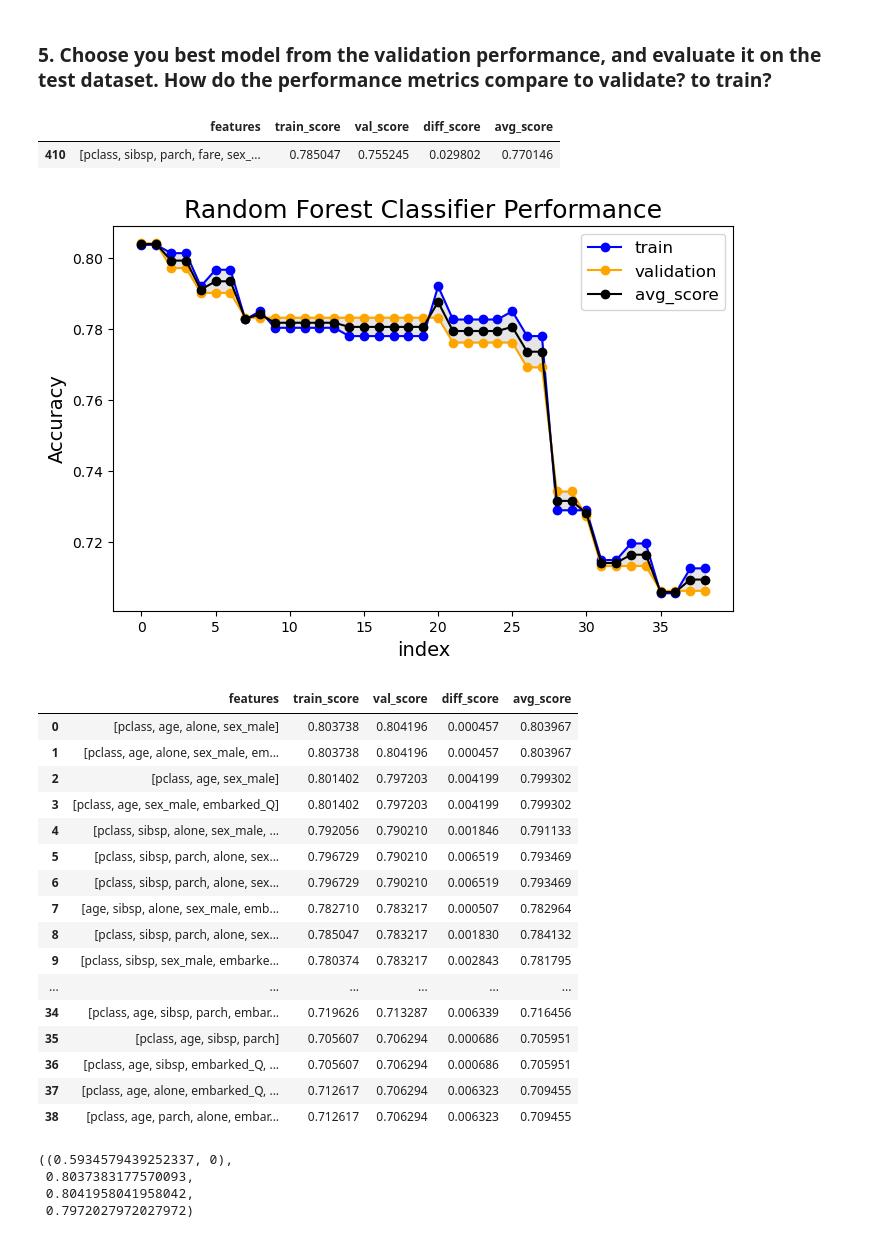
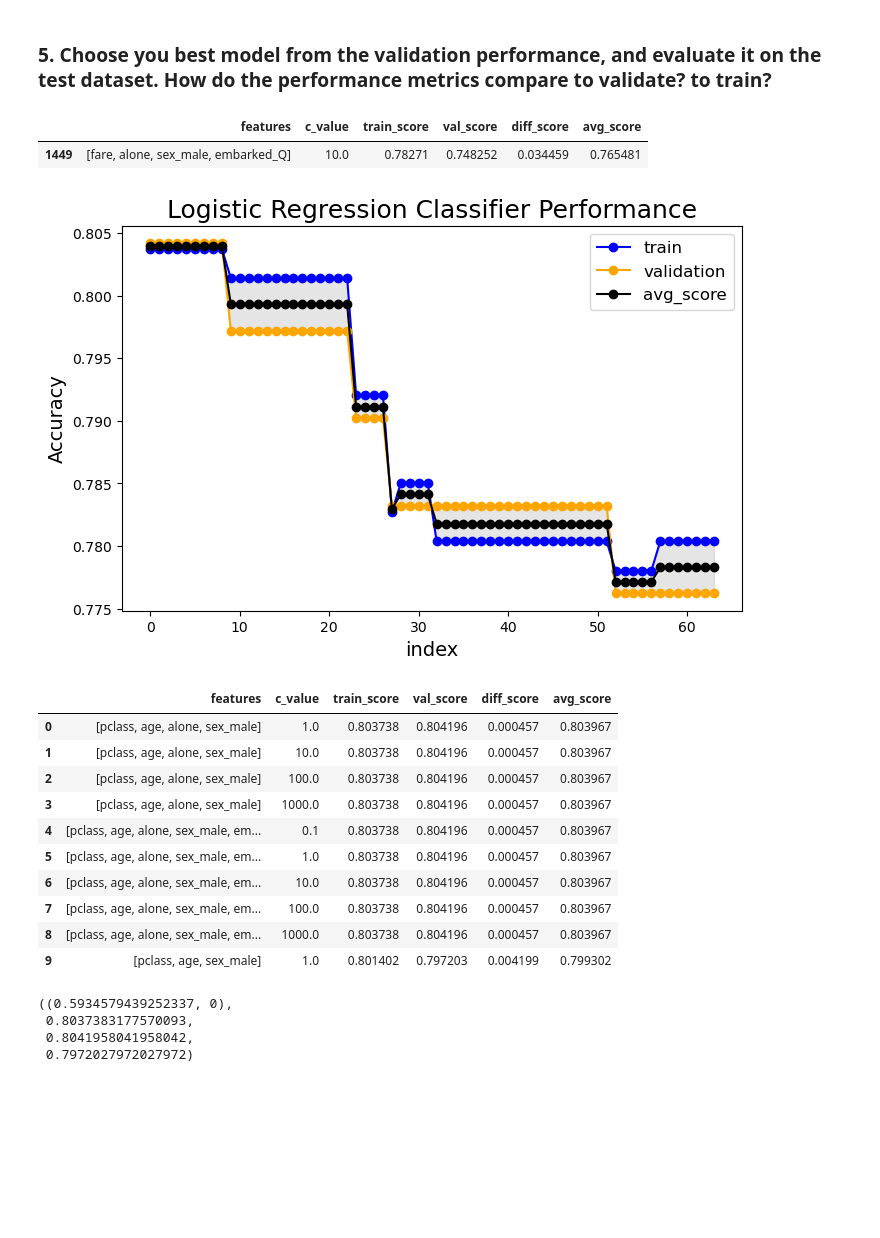
Before and after one commit to tkephart96/classification-exercises, a Jupyter notebook: logistic_regression.ipynb, the cells around one changed output. Saved outputs shown, nothing was run; the diff lists cells and outputs as text; code cells hidden in the pictures; blank space fills up the shorter version.

```diff
--- a/logistic_regression.ipynb
+++ b/logistic_regression.ipynb
@@ -218,20 +219,24 @@ pd.DataFrame(metrics)
 # %% [markdown]
 ### 5. Choose you best model from the validation performance, and evaluate it on the test dataset. How do the performance metrics compare to validate? to train?
 # %%
-def l_scores(Xtr, ytr, Xv, yv, max_iter=100):
+def l_scores(Xtr, ytr, Xv, yv, c=None, max_iter=100):
+    if c is None:
+        c = [.01,.1,1,10,100,1000]
     #define variables
     metrics = []
     iterable = Xtr.columns.to_list()
     for r in range(2,(len(iterable)+1)):
-        for feature in itertools.combinations(iterable,r):
+        # for feature in itertools.combinations(iterable,r):
+        for feature,c_val in itertools.product(itertools.combinations(iterable,r),c):
             f = list(feature)
-            l = LogisticRegression(random_state=42,max_iter=max_iter)
+            l = LogisticRegression(C=c_val,random_state=42,max_iter=max_iter)
             l.fit(Xtr[f],ytr)
             ytr_score = l.score(Xtr[f],ytr)
             yv_score = l.score(Xv[f],yv)
             # table-ize
             output = {
                 'features':f,
+                'c_value':c_val,
                 'train_score':ytr_score,
                 'val_score':yv_score,
             }
@@ -254,36 +259,31 @@ def score_plot(data, diff=0.1, score='avg_score', score_v=.7):
     plt.plot(df.index, df.avg_score, label='avg_score', marker='o', color='black')
     plt.xlabel('index', fontsize=14)
     plt.ylabel('Accuracy', fontsize=14)
-    plt.title('Random Forest Classifier Performance', fontsize=18)
+    plt.title('Logistic Regression Classifier Performance', fontsize=18)
     plt.legend(fontsize=12)
     plt.show()
     return df
 # %%
-df = l_scores(Xtr,ytr,Xv,yv,250)
+df = l_scores(Xtr,ytr,Xv,yv,max_iter=500)
 # %%
 df.sample()
 # %% [output]
-|  | features | train_score | val_score | diff_score | avg_score |
-| 410 | [pclass, sibsp, parch, fare, sex_... | 0.785047 | 0.755245 | 0.029802 | 0.770146 |
+|  | features | c_value | train_score | val_score | diff_score | avg_score |
+| 1449 | [fare, alone, sex_male, embarked_Q] | 10.0 | 0.78271 | 0.748252 | 0.034459 | 0.765481 |
-# %%
-score_plot(df,0.01,'val_score')
-# %% [output]
-[figure, removed]
-|  | features | train_score | val_score | diff_score | avg_score |
-| 0 | [pclass, age, alone, sex_male] | 0.803738 | 0.804196 | 0.000457 | 0.803967 |
-| 1 | [pclass, age, alone, sex_male, em... | 0.803738 | 0.804196 | 0.000457 | 0.803967 |
-| 2 | [pclass, age, sex_male] | 0.801402 | 0.797203 | 0.004199 | 0.799302 |
-| 3 | [pclass, age, sex_male, embarked_Q] | 0.801402 | 0.797203 | 0.004199 | 0.799302 |
-| 4 | [pclass, sibsp, alone, sex_male, ... | 0.792056 | 0.790210 | 0.001846 | 0.791133 |
-| 5 | [pclass, sibsp, parch, alone, sex... | 0.796729 | 0.790210 | 0.006519 | 0.793469 |
-| 6 | [pclass, sibsp, parch, alone, sex... | 0.796729 | 0.790210 | 0.006519 | 0.793469 |
-| 7 | [age, sibsp, alone, sex_male, emb... | 0.782710 | 0.783217 | 0.000507 | 0.782964 |
-| 8 | [pclass, sibsp, parch, alone, sex... | 0.785047 | 0.783217 | 0.001830 | 0.784132 |
-| 9 | [pclass, sibsp, sex_male, embarke... | 0.780374 | 0.783217 | 0.002843 | 0.781795 |
-| ... | ... | ... | ... | ... | ... |
-| 34 | [pclass, age, sibsp, parch, embar... | 0.719626 | 0.713287 | 0.006339 | 0.716456 |
-| 35 | [pclass, age, sibsp, parch] | 0.705607 | 0.706294 | 0.000686 | 0.705951 |
-| 36 | [pclass, age, sibsp, embarked_Q, ... | 0.705607 | 0.706294 | 0.000686 | 0.705951 |
-| 37 | [pclass, age, alone, embarked_Q, ... | 0.712617 | 0.706294 | 0.006323 | 0.709455 |
-| 38 | [pclass, age, parch, alone, embar... | 0.712617 | 0.706294 | 0.006323 | 0.709455 |
+# %%
+df1 = score_plot(df,0.005,'val_score',0.77)
+df1.head(10)
+# %% [output]
+[figure, added]
+|  | features | c_value | train_score | val_score | diff_score | avg_score |
+| 0 | [pclass, age, alone, sex_male] | 1.0 | 0.803738 | 0.804196 | 0.000457 | 0.803967 |
+| 1 | [pclass, age, alone, sex_male] | 10.0 | 0.803738 | 0.804196 | 0.000457 | 0.803967 |
+| 2 | [pclass, age, alone, sex_male] | 100.0 | 0.803738 | 0.804196 | 0.000457 | 0.803967 |
+| 3 | [pclass, age, alone, sex_male] | 1000.0 | 0.803738 | 0.804196 | 0.000457 | 0.803967 |
+| 4 | [pclass, age, alone, sex_male, em... | 0.1 | 0.803738 | 0.804196 | 0.000457 | 0.803967 |
+| 5 | [pclass, age, alone, sex_male, em... | 1.0 | 0.803738 | 0.804196 | 0.000457 | 0.803967 |
+| 6 | [pclass, age, alone, sex_male, em... | 10.0 | 0.803738 | 0.804196 | 0.000457 | 0.803967 |
+| 7 | [pclass, age, alone, sex_male, em... | 100.0 | 0.803738 | 0.804196 | 0.000457 | 0.803967 |
+| 8 | [pclass, age, alone, sex_male, em... | 1000.0 | 0.803738 | 0.804196 | 0.000457 | 0.803967 |
+| 9 | [pclass, age, sex_male] | 1.0 | 0.801402 | 0.797203 | 0.004199 | 0.799302 |
 # %%
```
Also changed, not shown: parts of 34 cells of this notebook.
